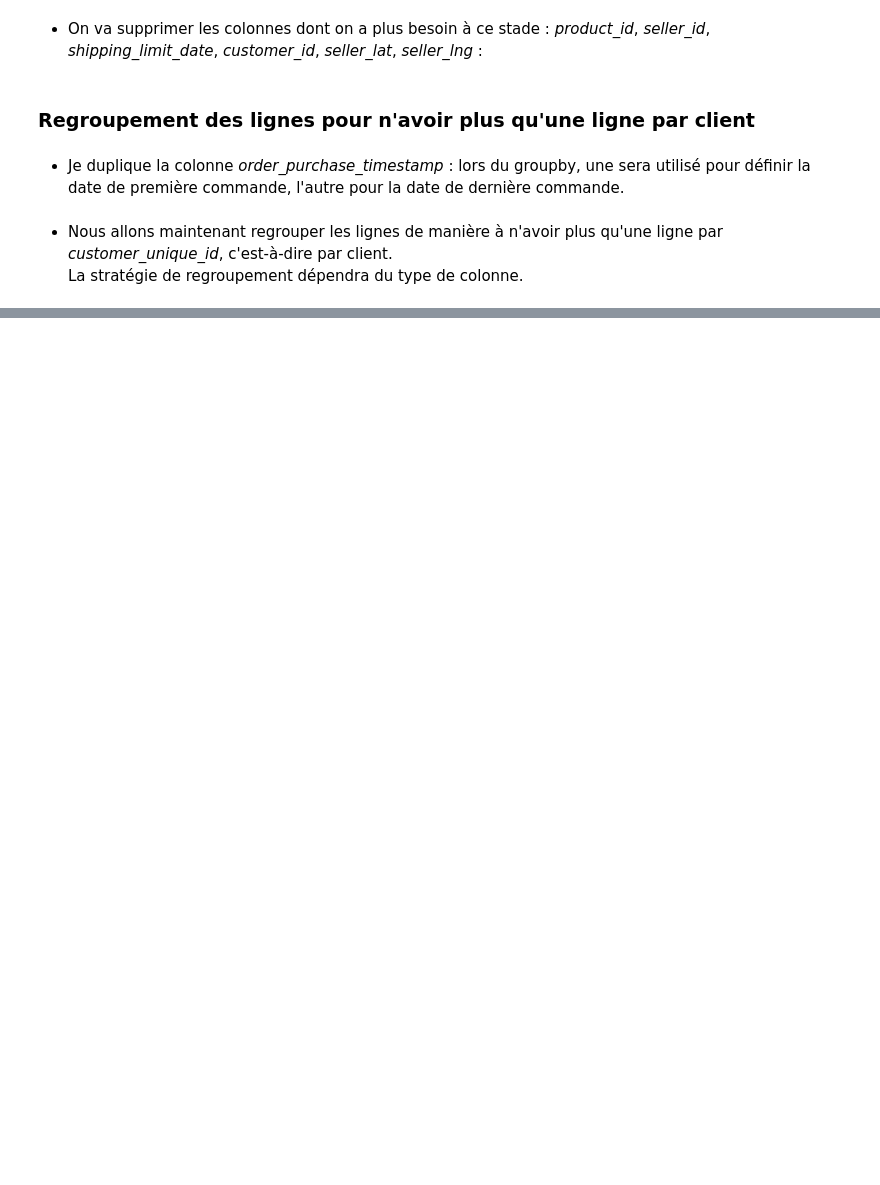
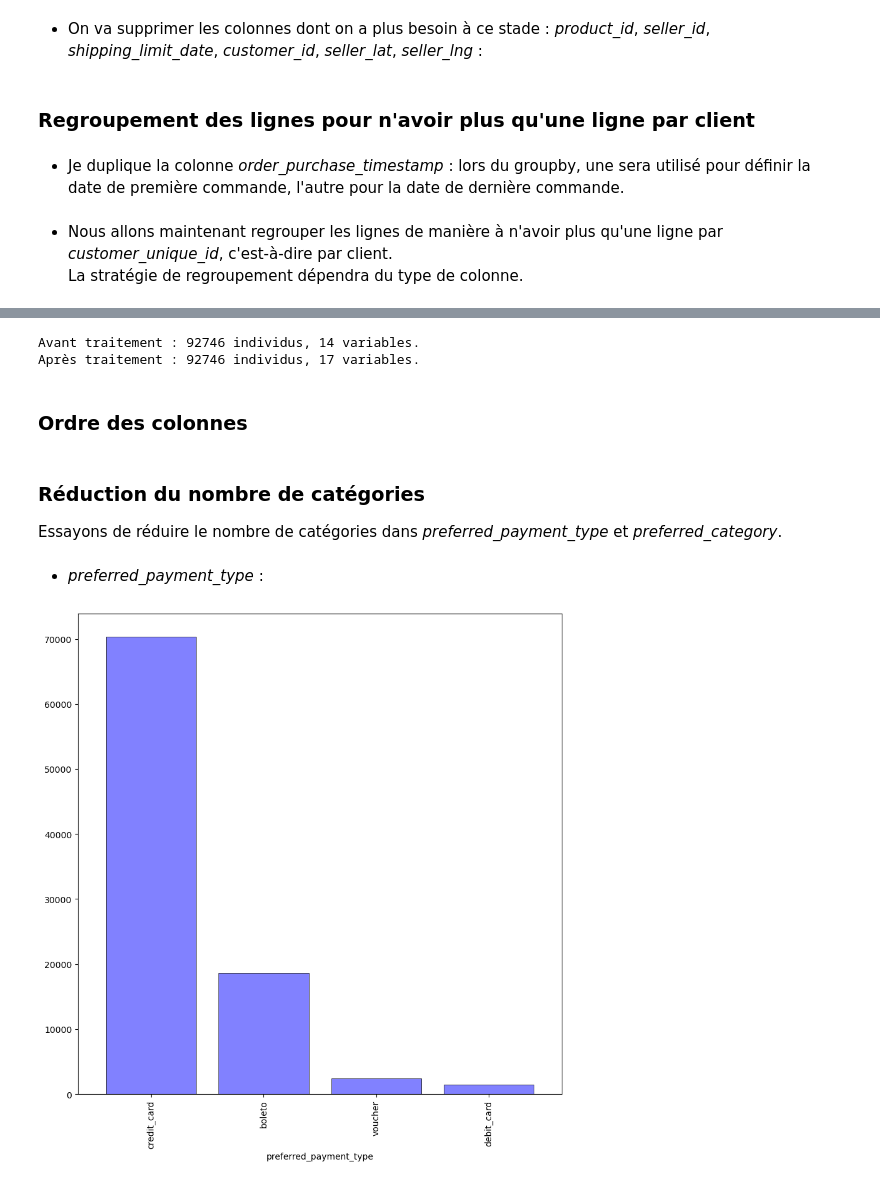
Before and after one commit to BiGHeaDMaX/Segmenter-les-clients-site-e-commerce, a Jupyter notebook: 01 - Analyse Exploratoire.ipynb, the cells around one changed output, grey strips where cells are left out. Cells and saved outputs as stored; diff of their text form; code cells hidden in the pictures; blank space fills up the shorter version.

```diff
--- a/01 - Analyse Exploratoire.ipynb
+++ b/01 - Analyse Exploratoire.ipynb
@@ -440,0 +347,64 @@ dtype: int64
+# %%
+print(f"Avant traitement : {data.shape[0]} individus, {data.shape[1]} variables.")
+
+# Je vais créer une nouvelle variable correspondant à la proportion (en %) de frais de port dans le total dépensé
+# cette variable sera plus pertinante que freight_value (total dépensé en frais de port par le client), que je vais supprimer
+data['shipping_fees_proportion'] = data['freight_value'] / data['total_spent'] * 100
+data = data.drop(['freight_value'], axis=1)
+
+# Je vais créer une variable avg_spent
+# qui correspondra au montant moyen par commande
+data['avg_spent'] = data['total_spent'] / data['orders_number']
+
+# Je vais créer une variable recency
+# qui correspond à la récence de la dernière commande (en jours)
+# Pour la calculer, je vais utiliser la date de la dernière commande du client
+# et la date de la dernière commande de tout le dataset (pour estimer la date de mise à jour du dataset)
+data['recency'] = (data['last_purchase_date'].max() - data['last_purchase_date']).dt.days
+
+# Je vais créer une variable frequency (exprimé en commande / x jours)
+# Pour la calculer, je vais faire période entre première commande et date de la dernière commande de tout le dataset
+# divisé par le nombre de commande.
+# Une autre manière aurait pu être d'utiliser la date de la dernière commande du client
+# pour marquer la fin de période
+data['frequency'] = (data['last_purchase_date'].max() - data['first_purchase_date']).dt.days / data['orders_number']
+
+print(f"Après traitement : {data.shape[0]} individus, {data.shape[1]} variables.")
+# %% [output]
+Avant traitement : 92746 individus, 14 variables.
+Après traitement : 92746 individus, 17 variables.
+# %% [markdown]
+### **Ordre des colonnes**
+# %%
+# Je réarrange l'ordre des colonnes
+ordre = [
+         'customer_unique_id',
+         'customer_lat',
+         'customer_lng',
+         'orders_number',
+         'first_purchase_date',
+         'last_purchase_date',
+         'recency',
+         'frequency',
+         'avg_spent',
+         'total_spent',
+         'preferred_payment_type',
+         'avg_payment_installments',
+         'shipping_fees_proportion',
+         'avg_customer_seller_distance_km',
+         'avg_delivery_time',
+         'preferred_category',
+         'avg_review_score'
+        ]
+data = data[ordre]
+# %% [markdown]
+### **Réduction du nombre de catégories**
+
+Essayons de réduire le nombre de catégories dans *preferred_payment_type* et *preferred_category*.
+# %% [markdown]
+- *preferred_payment_type* :
+# %%
+plt.figure(figsize=(10,10))
+data.groupby('preferred_payment_type').count()['customer_unique_id'].sort_values(ascending=False).plot.bar(color="#8181FF", edgecolor='black', linewidth=0.5, width=0.8);
+# %% [output]
+[figure, added]
```
Also changed, not shown: parts of 19 cells of this notebook.
